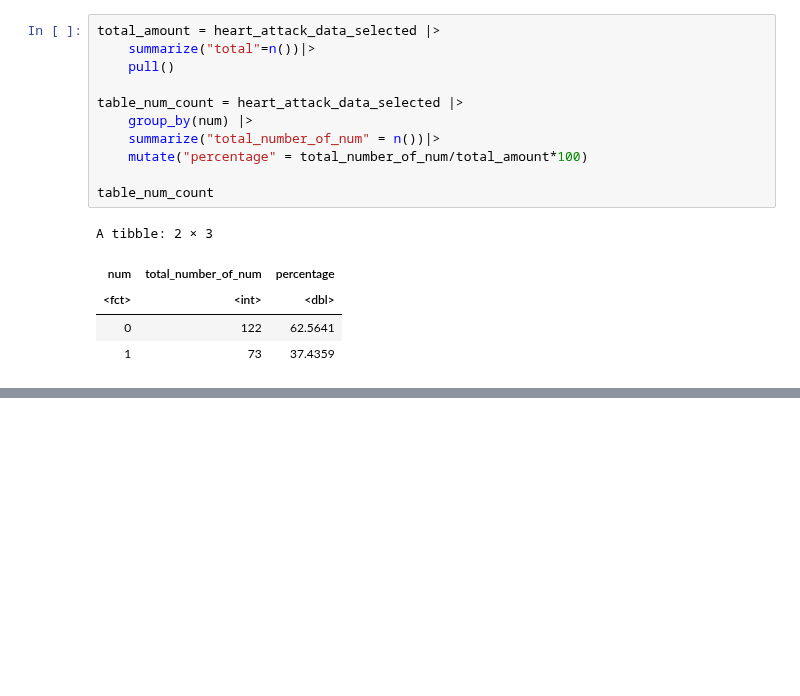
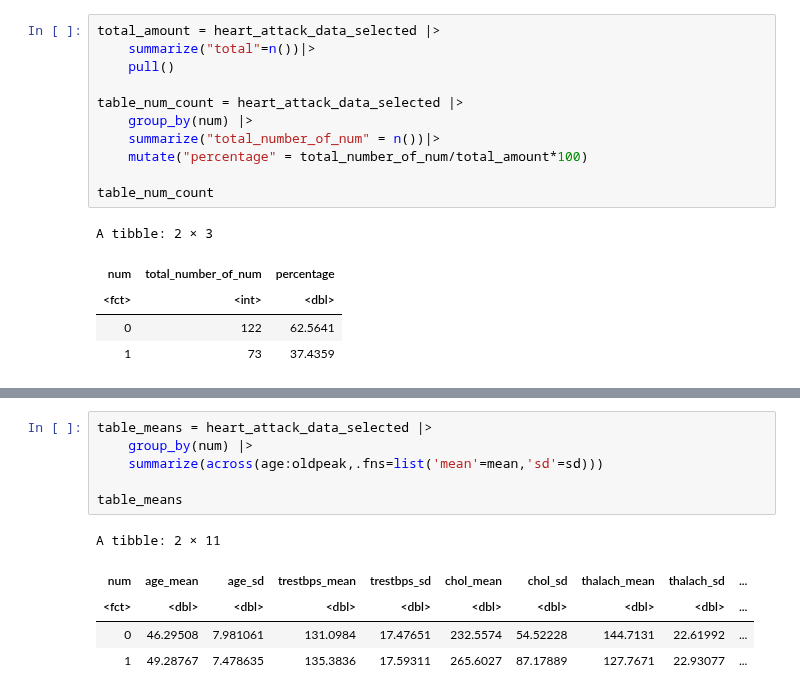
Before and after one commit to RichardAdhika22/heart_attack_prediction_knn, a Jupyter notebook: Group_project_report.ipynb, the cells around one changed output, grey strips where cells are left out. Drawn from its saved outputs; the diff is of its cells as text; blank space fills up the shorter version.

```diff
--- a/Group_project_report.ipynb
+++ b/Group_project_report.ipynb
@@ -101,0 +142,12 @@ A tibble: 2 × 3
+# %%
+table_means = heart_attack_data_selected |>
+    group_by(num) |>
+    summarize(across(age:oldpeak,.fns=list('mean'=mean,'sd'=sd)))
+
+table_means
+# %% [output]
+A tibble: 2 × 11
+| num | age_mean | age_sd | trestbps_mean | trestbps_sd | chol_mean | chol_sd | thalach_mean | thalach_sd | ... |
+| <fct> | <dbl> | <dbl> | <dbl> | <dbl> | <dbl> | <dbl> | <dbl> | <dbl> | ... |
+| 0 | 46.29508 | 7.981061 | 131.0984 | 17.47651 | 232.5574 | 54.52228 | 144.7131 | 22.61992 | ... |
+| 1 | 49.28767 | 7.478635 | 135.3836 | 17.59311 | 265.6027 | 87.17889 | 127.7671 | 22.93077 | ... |
```
Also changed, not shown: parts of 11 cells of this notebook.
